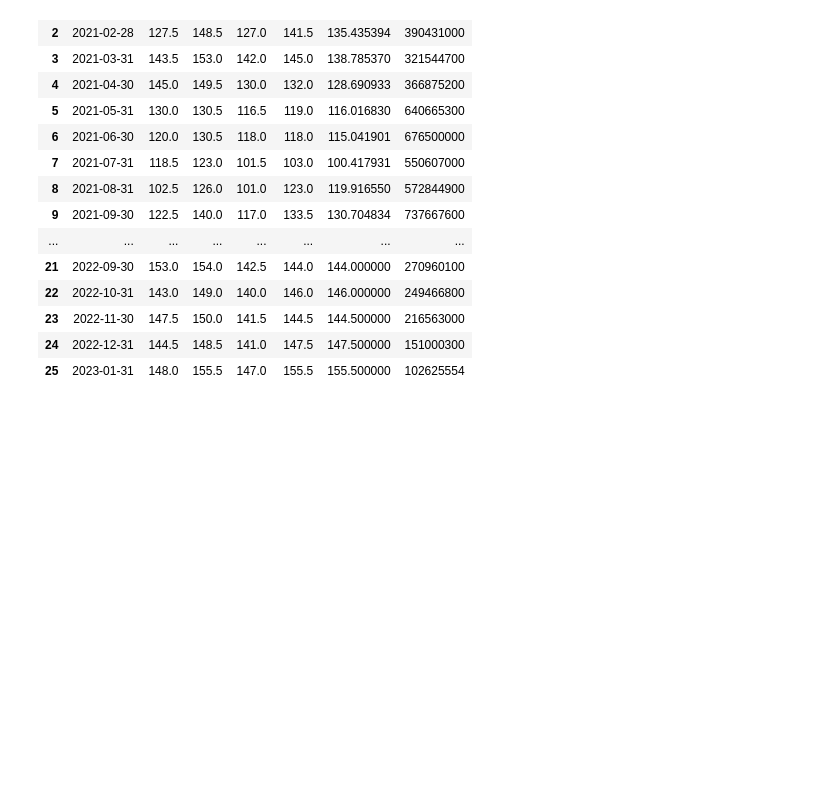
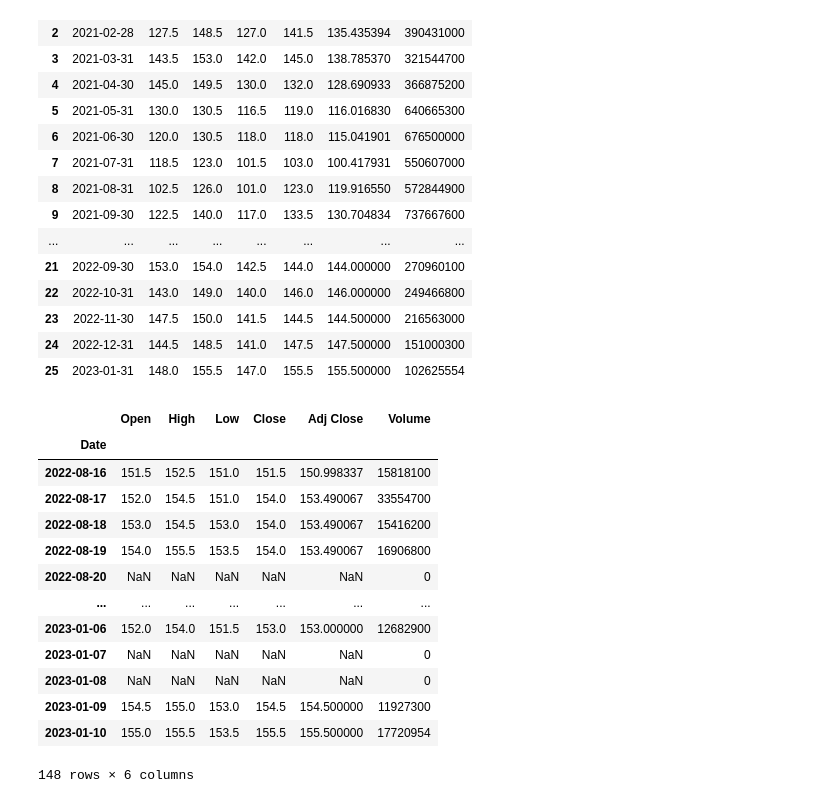
Before and after one commit to TIIIIIIW/SOFTWARE-DEVELOPMENT-2, a Jupyter notebook: ML/stockData.ipynb, the cells around one changed output. Drawn from its saved outputs; the diff is of its cells as text; code cells hidden in the pictures; blank space fills up the shorter version.

```diff
--- a/ML/stockData.ipynb
+++ b/ML/stockData.ipynb
@@ -410,3 +384,26 @@ fig_test.update_layout(height=700,updatemenus=[
 
 fig_test.update(layout_xaxis_rangeslider_visible=False)
 fig_test.show()
+# %%
+df1d = pd.read_csv("stock_data1D.csv")
+df1d['Date'] = pd.to_datetime(df1d['Date'])
+df1d.set_index('Date', inplace=True)
+df1d = df1d[(df1d.Symbol == 'KBANK')].tail(100)
+re_df1d = df1d.resample('D').agg(agg_dict)
+# re_df1w = re_df1w.reset_index()
+re_df1d
+# %% [output]
+|  | Open | High | Low | Close | Adj Close | Volume |
+| Date |  |  |  |  |  |  |
+| 2022-08-16 | 151.5 | 152.5 | 151.0 | 151.5 | 150.998337 | 15818100 |
+| 2022-08-17 | 152.0 | 154.5 | 151.0 | 154.0 | 153.490067 | 33554700 |
+| 2022-08-18 | 153.0 | 154.5 | 153.0 | 154.0 | 153.490067 | 15416200 |
+| 2022-08-19 | 154.0 | 155.5 | 153.5 | 154.0 | 153.490067 | 16906800 |
+| 2022-08-20 | NaN | NaN | NaN | NaN | NaN | 0 |
+| ... | ... | ... | ... | ... | ... | ... |
+| 2023-01-06 | 152.0 | 154.0 | 151.5 | 153.0 | 153.000000 | 12682900 |
+| 2023-01-07 | NaN | NaN | NaN | NaN | NaN | 0 |
+| 2023-01-08 | NaN | NaN | NaN | NaN | NaN | 0 |
+| 2023-01-09 | 154.5 | 155.0 | 153.0 | 154.5 | 154.500000 | 11927300 |
+| 2023-01-10 | 155.0 | 155.5 | 153.5 | 155.5 | 155.500000 | 17720954 |
+148 rows × 6 columns
```
Also changed, not shown: parts of 8 cells of this notebook, 1 other file.
